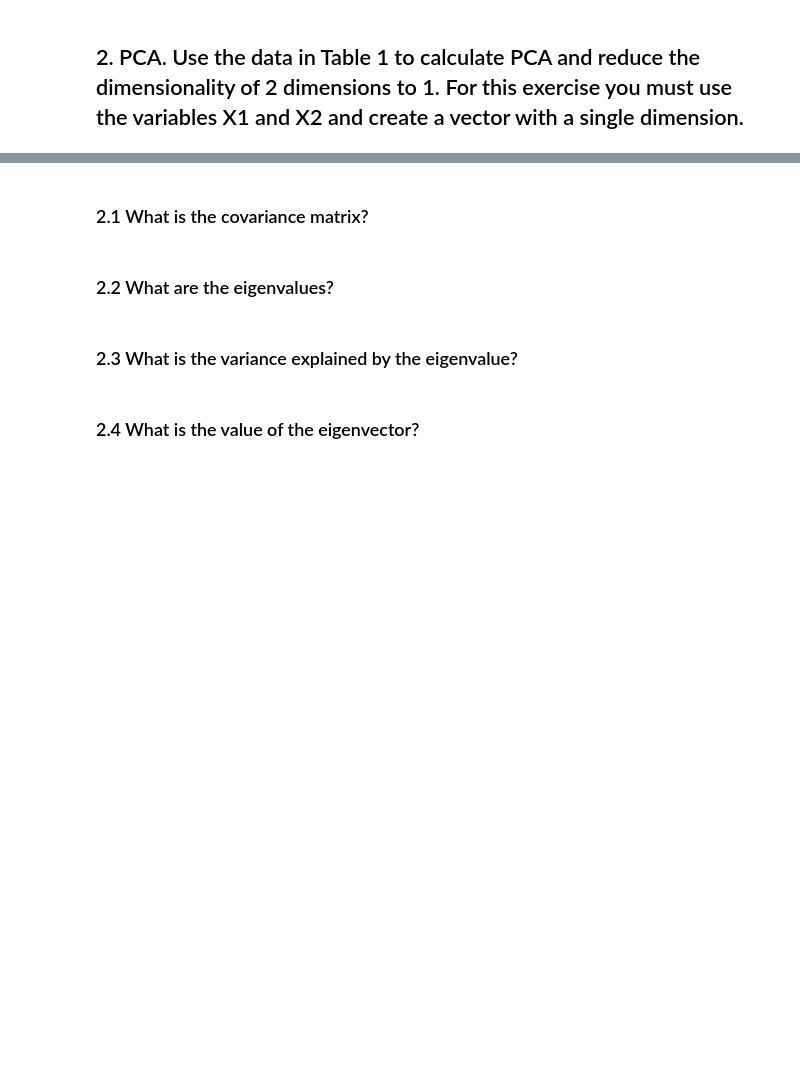
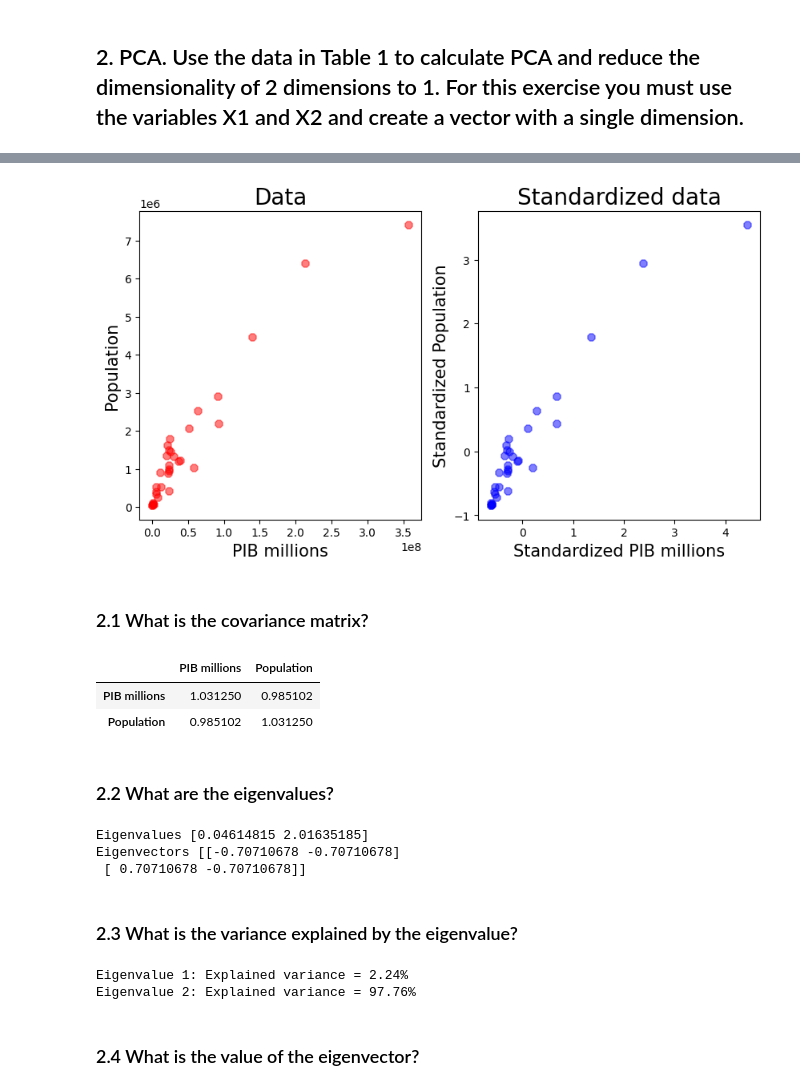
Before and after one commit to edyquintero/Statistics-III-2024-1, a Jupyter notebook: statisticsTasks/task_1/Point 2.ipynb, the cells around one changed output, grey strips where cells are left out. Drawn from its saved outputs; the diff is of its cells as text; code cells hidden in the pictures; blank space fills up the shorter version.

```diff
--- a/statisticsTasks/task_1/Point 2.ipynb
+++ b/statisticsTasks/task_1/Point 2.ipynb
@@ -5,8 +41,58 @@
+# %%
+from sklearn.preprocessing import StandardScaler
+
+fig = plt.figure(figsize=(10, 5))
+ax1 = fig.add_subplot(1, 2, 1)
+ax2 = fig.add_subplot(1, 2, 2)
+
+ax1.set_title("Data", fontsize=20)
+ax1.scatter(column1, column2, marker="8", s=50, color="red", alpha=0.5)
+ax1.set_xlabel("PIB millions", fontsize=15)
+ax1.set_ylabel("Population", fontsize=15)
+
+columns = ["PIB millions", "Population"]
+data = df[columns]
+dataScaled = pd.DataFrame(StandardScaler().fit_transform(data), columns=columns)
+
+ax2.set_title("Standardized data", fontsize=20)
+ax2.scatter(dataScaled["PIB millions"], dataScaled["Population"], marker="8", s=50, color="blue", alpha=0.5)
+ax2.set_xlabel("Standardized PIB millions", fontsize=15)
+ax2.set_ylabel("Standardized Population", fontsize=15)
+
+plt.show()
+# %% [output]
+[figure, added]
 # %% [markdown]
 ### 2.1 What is the covariance matrix?
+# %%
+covariance = dataScaled.cov()
+covariance
+# %% [output]
+|  | PIB millions | Population |
+| PIB millions | 1.031250 | 0.985102 |
+| Population | 0.985102 | 1.031250 |
 # %% [markdown]
 ### 2.2 What are the eigenvalues?
+# %%
+values, vectors = np.linalg.eig(covariance)
+
+print(f"Eigenvalues { values }")
+print(f"Eigenvectors { vectors }")
+# %% [output]
+Eigenvalues [0.04614815 2.01635185]
+Eigenvectors [[-0.70710678 -0.70710678]
+ [ 0.70710678 -0.70710678]]
 # %% [markdown]
 ### 2.3 What is the variance explained by the eigenvalue?
+# %%
+totalVariance = np.sum(values)
+
+explainedVarianceRatio = (values / totalVariance) * 100
+
+for i, ev in enumerate(explainedVarianceRatio):
+    print(f"Eigenvalue {i+1}: Explained variance = {ev:.2f}%")
+# %% [output]
+Eigenvalue 1: Explained variance = 2.24%
+Eigenvalue 2: Explained variance = 97.76%
 # %% [markdown]
 ### 2.4 What is the value of the eigenvector?
```
Also changed, not shown: parts of 5 cells of this notebook, 2 other files.
